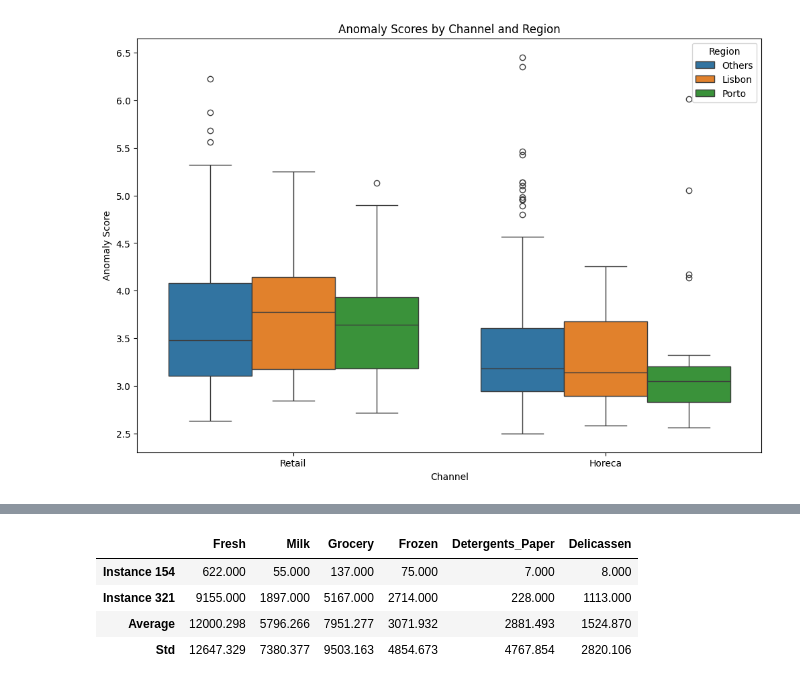
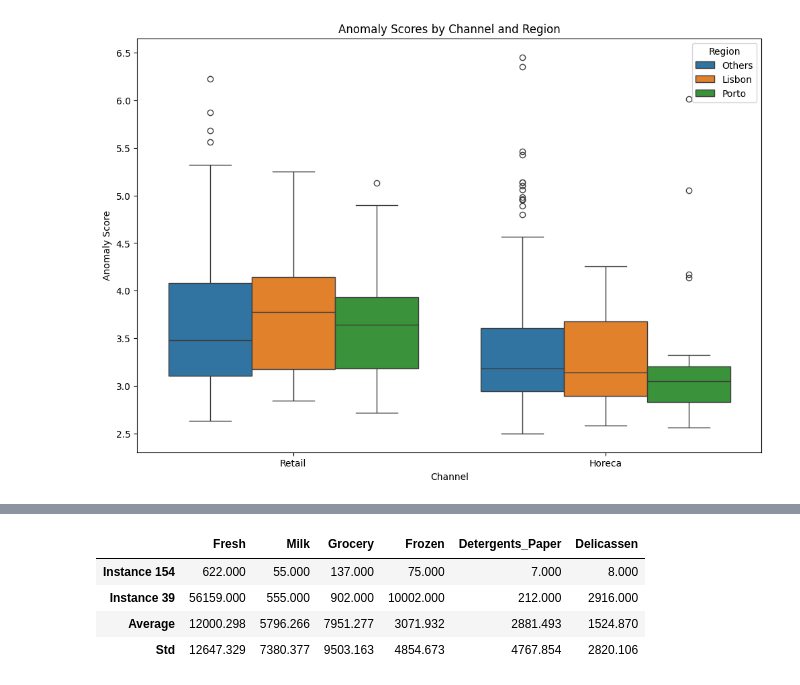
Before and after one commit to emadchelhi/ML4DS_2024, a Jupyter notebook: ML4DS_1/ml4ds_1_final.ipynb, the cells around one changed output, grey strips where cells are left out. Saved outputs shown, nothing was run; the diff lists cells and outputs as text; code cells hidden in the pictures.

```diff
--- a/ML4DS_1/ml4ds_1_final.ipynb
+++ b/ML4DS_1/ml4ds_1_final.ipynb
@@ -532,19 +532,19 @@ fig.write_html('small_interactive_plot.html')
 # %%
 # choosing 2 records to verify the explanations obtained
 
 df = pd.read_csv('Wholesale customers data.csv')
 
 del df['Channel']
 del df['Region']
 
 mean = df.mean()
 std = df.std()
 
-df_c = pd.DataFrame([df.iloc[154], df.iloc[321], mean, std], index=[f'Instance {154}', f'Instance {321}', 'Average', 'Std'])
+df_c = pd.DataFrame([df.iloc[154], df.iloc[39], mean, std], index=[f'Instance {154}', f'Instance {39}', 'Average', 'Std'])
 df_c.style.set_properties(**{'border': '1.3px black','color': 'back'}).format(precision=3)
 # %% [output]
 |  | Fresh | Milk | Grocery | Frozen | Detergents_Paper | Delicassen |
 | Instance 154 | 622.000 | 55.000 | 137.000 | 75.000 | 7.000 | 8.000 |
-| Instance 321 | 9155.000 | 1897.000 | 5167.000 | 2714.000 | 228.000 | 1113.000 |
+| Instance 39 | 56159.000 | 555.000 | 902.000 | 10002.000 | 212.000 | 2916.000 |
 | Average | 12000.298 | 5796.266 | 7951.277 | 3071.932 | 2881.493 | 1524.870 |
 | Std | 12647.329 | 7380.377 | 9503.163 | 4854.673 | 4767.854 | 2820.106 |
```
Also changed, not shown: parts of 1 cell of this notebook.
